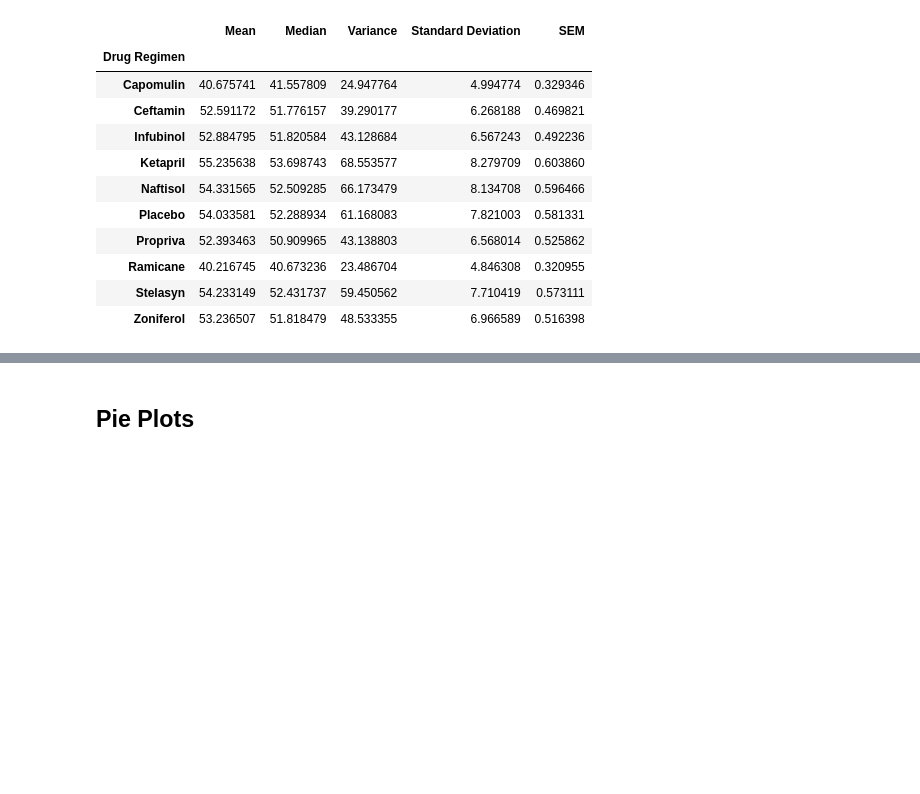
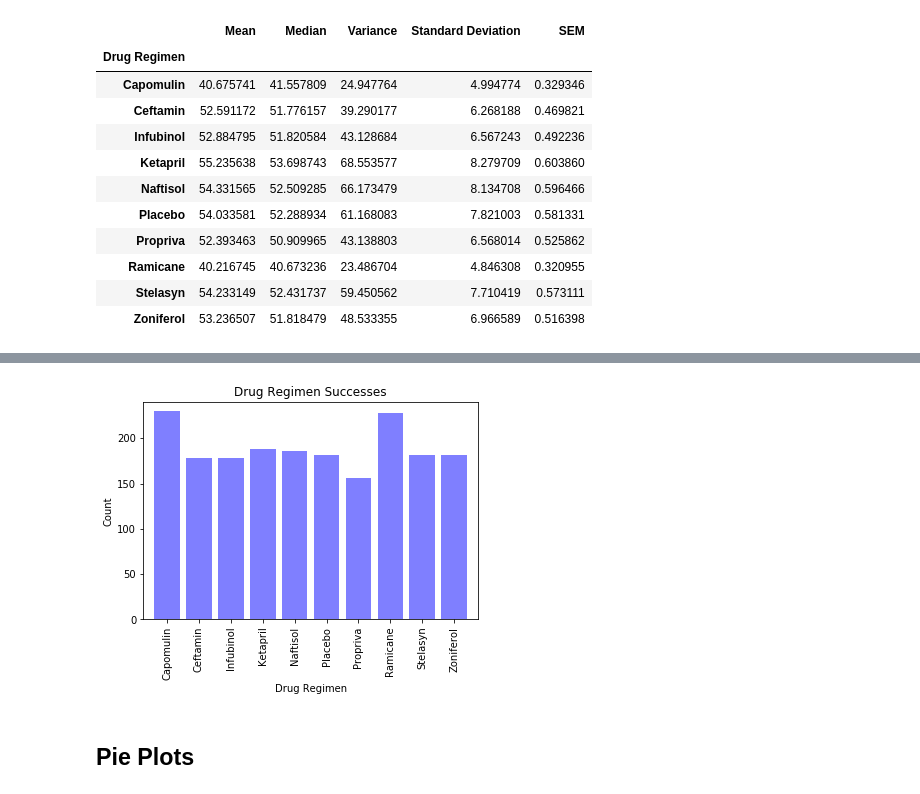
Before and after one commit to Jdahruj/matplotlib-challenge, a Jupyter notebook: Pymaceuticals/pymaceuticals_starter.ipynb, the cells around one changed output, grey strips where cells are left out. Saved outputs shown, nothing was run; the diff lists cells and outputs as text; code cells hidden in the pictures; blank space fills up the shorter version.

```diff
--- a/Pymaceuticals/pymaceuticals_starter.ipynb
+++ b/Pymaceuticals/pymaceuticals_starter.ipynb
@@ -90,15 +104,31 @@ summary_table
 # %%
-# Generate a bar plot showing the number of mice per time point for each treatment throughout the course of the study using pandas.
+# Generate a bar plot showing the number of mice per time point for each treatment throughout the course of the study using pyplot.
 
-# Set x axis and tick locations
-x_axis = np.arange(len(clean_df))
+# Save drug regimens column to list
+drug_regimens = summary_table.index.tolist()
+
+# Save regiment counts to a list
+regimen_count = (clean_df.groupby(["Drug Regimen"])["Age_months"].count()).tolist()
+
+# Set x-axis to length of total regimens
+x_axis = np.arange(len(drug_regimens))
+
+# Set bar chart
+plt.bar(x_axis, regimen_count, color='b', alpha=0.5, align='center')
+
 tick_locations = [value for value in x_axis]
+plt.xticks(tick_locations, drug_regimens,  rotation='vertical')
 
-# Create a list indicating where to write x labels and set figure size to adjust for space
-plt.figure(figsize=(20,3))
-plt.bar(x_axis, clean_df["Inches"], color='r', alpha=0.5, align="center")
-plt.xticks(tick_locations, clean_df["State"], rotation="vertical")
+plt.xlim(-0.75, len(x_axis)-0.25)
 
-# Set x and y limits
-plt.xlim(-0.75, len(x_axis))
-plt.ylim(0, max(clean_df["Inches"])+10)
+plt.ylim(0, max(regimen_count)+10)
+
+# Set all titles on chart
+plt.title("Drug Regimen Successes")
+plt.xlabel("Drug Regimen")
+plt.ylabel("Count")
+
+# Show the chart
+plt.show()
+# %% [output]
+[figure, added]
```
Also changed, not shown: parts of 4 cells of this notebook.
